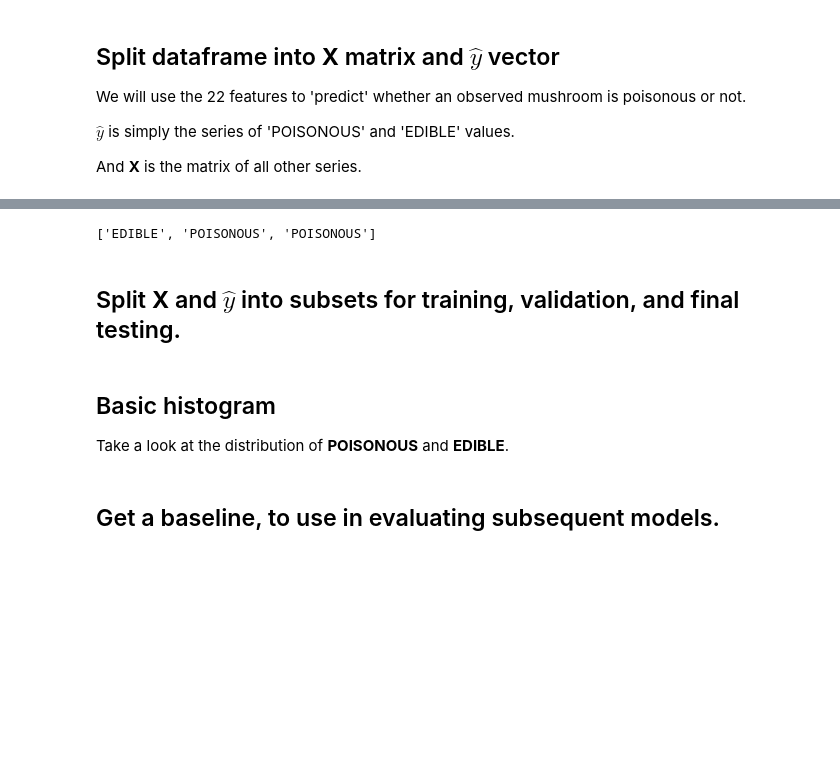
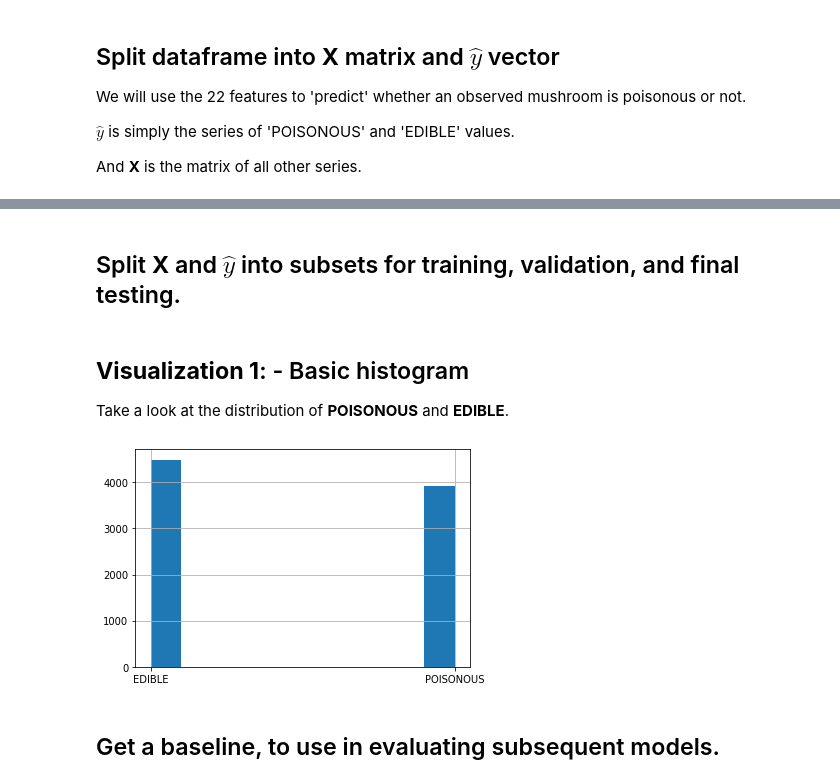
Before and after one commit to gptix/is-this-poisonous, a Jupyter notebook: notebooks/is_this_poisonous.ipynb, the cells around one changed output, grey strips where cells are left out. Cells and saved outputs as stored; diff of their text form; code cells hidden in the pictures; blank space fills up the shorter version.

```diff
--- a/notebooks/is_this_poisonous.ipynb
+++ b/notebooks/is_this_poisonous.ipynb
@@ -22,7 +26,7 @@ import sys
 
 # If on Colab:
 if 'google.colab' in sys.modules:
-    DATA_PATH = 'https://raw.githubusercontent.com/LambdaSchool/DS-Unit-2-Applied-Modeling/master/data/'
+    DATA_PATH = 'https://raw.githubusercontent.com/gptix/Project2/master/'
     !pip install category_encoders==2.*
     !pip install pdpbox
     !pip install shap
@@ -31,6 +35,8 @@ if 'google.colab' in sys.modules:
 else:
     DATA_PATH = '../data/'
     !pip install xgboost
+    !pip install graphviz
+    !pipenv install pydotplus
 
 # Ignore this warning: https://github.com/dmlc/xgboost/issues/4300
 # xgboost/core.py:587: FutureWarning: Series.base is deprecated and will be removed in a future version
@@ -41,18 +47,19 @@ warnings.filterwarnings(action='ignore', category=FutureWarning, module='xgboost
 I created the column names by hand, based on notes on the data in the file
 agricus-lepiota.names at the DATA_PATH.
 # %%
+%matplotlib inline
 import numpy as np
 import pandas as pd
-
+import matplotlib
+import matplotlib.pyplot as plt
 # I made the column names by copying descriptions from the file './data/agaricus-lepiota.names',
 # then used lisp to extract column names, replace '-' with '_', then build a python list of strings.
 
-colnames = ["poisonous_edible", "cap_shape", "cap_surface", "cap_color", "bruises?", "odor", "gill_attachment",
+colnames = ["poisonous", "cap_shape", "cap_surface", "cap_color", "bruises?", "odor", "gill_attachment",
            "gill_spacing", "gill_size", "gill_color", "stalk_shape", "stalk_root",
            "stalk_surface_above_ring", "stalk_surface_below_ring", "stalk_color_above_ring",
            "stalk_color_below_ring", "veil_type", "veil_color", "ring_number", "ring_type",
            "spore_print_color", "population", "habitat"]
-
 # colnames
 
 # a file named 'expanded' is a CSV file with 'full-word' values instead of single-letter abbreviations.
@@ -84,9 +92,9 @@ $\hat{y}$ is simply the series of 'POISONOUS' and 'EDIBLE' values.
 
 And **X** is the matrix of all other series.
 # %%
-target = "poisonous_edible"
+target = 'poisonous'
 features = df.columns.drop(target)
 
 X = df[features]
 y = df[target]
-# y
+y.unique()
@@ -97,28 +130,24 @@ y = df[target]
 # %%
-# Transform string values to category values, then to integers
-from sklearn import preprocessing
-le = preprocessing.LabelEncoder()
+# # Transform string values to category values, then to integers
+# from sklearn import preprocessing
+# le = preprocessing.LabelEncoder()
 
-le.fit(y)
-list(le.classes_)
+# le.fit(y)
+# list(le.classes_)
 
-y = le.transform(y)
+# y = le.transform(y)
 
-# Note: EDIBLE = 0, POISONOUS = 1
-# since this mutates the data in y, transforming again will lose the relation between the old, string
-# data and the new, numeric data.
-# To get back, re-run code at and after definition of df.
+# # Note: EDIBLE = 0, POISONOUS = 1
+# # since this mutates the data in y, transforming again will lose the relation between the old, string
+# # data and the new, numeric data.
+# # To get back, re-run code at and after definition of df.
 
-# Get sample of inversion of transformation.
-reverse_transform_of_0_1_1 = list(le.inverse_transform([0, 1, 1]))
+# # Get sample of inversion of transformation.
+# reverse_transform_of_0_1_1 = list(le.inverse_transform([0, 1, 1]))
 
-reverse_transform_of_0_1_1
+# reverse_transform_of_0_1_1
 
-# TODO: write code to build a dictionary for transcoding, for use in other
-# contexts (like populating controls in an app.)
-# df.head()
+# # df.head()
-# %% [output]
-['EDIBLE', 'POISONOUS', 'POISONOUS']
 # %% [markdown]
 ## Split **X** and $\hat{y}$ into subsets for training, validation, and final testing.
 # %%
@@ -139,9 +164,10 @@ X_train, X_val, y_train, y_val = train_test_split( X_train, y_train, test_size=0
 # %% [markdown]
-## Basic histogram
-
+## **Visualization 1**: - Basic histogram
 Take a look at the distribution of **POISONOUS** and **EDIBLE**.
 # %%
-df['poisonous_edible'].hist();
+df[target].hist();
+# %% [output]
+[figure, added]
 # %% [markdown]
 ## Get a baseline, to use in evaluating subsequent models.
 # %%
```
Also changed, not shown: parts of 123 cells of this notebook, 5 other files.
